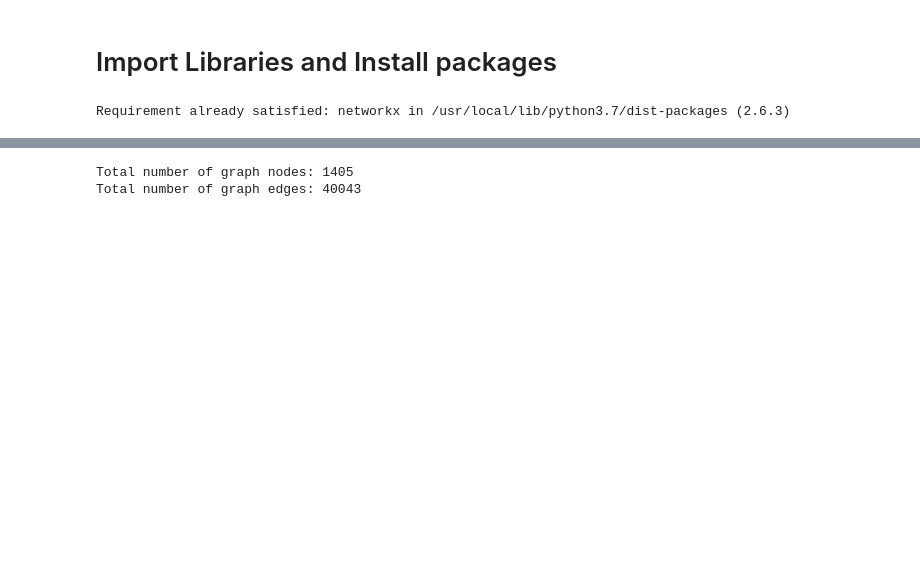
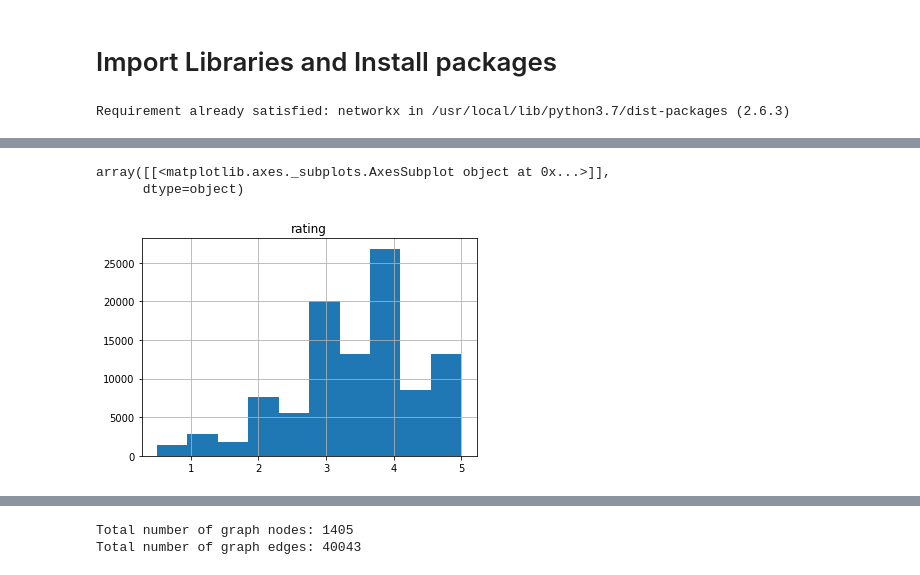
Before and after one commit to chihyanghsu0805/keras_tutorial, a Jupyter notebook: tutorials/keras/graph_representation_learning/node2vec.ipynb, the cells around one changed output, grey strips where cells are left out. Saved outputs shown, nothing was run; the diff lists cells and outputs as text; code cells hidden in the pictures; blank space fills up the shorter version.

```diff
--- a/tutorials/keras/graph_representation_learning/node2vec.ipynb
+++ b/tutorials/keras/graph_representation_learning/node2vec.ipynb
@@ -39,0 +61,7 @@ ratings.head()
+# %%
+# Rating range from 0 to 5 with 0.5 as step size
+ratings.hist("rating")
+# %% [output]
+array([[<matplotlib.axes._subplots.AxesSubplot object at 0x...>]],
+      dtype=object)
+[figure, added]
```
Also changed, not shown: parts of 43 cells of this notebook.
